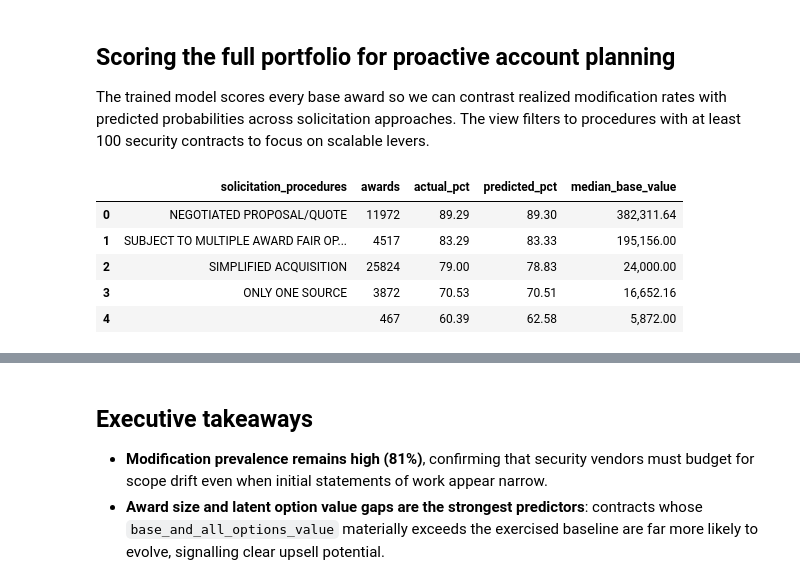
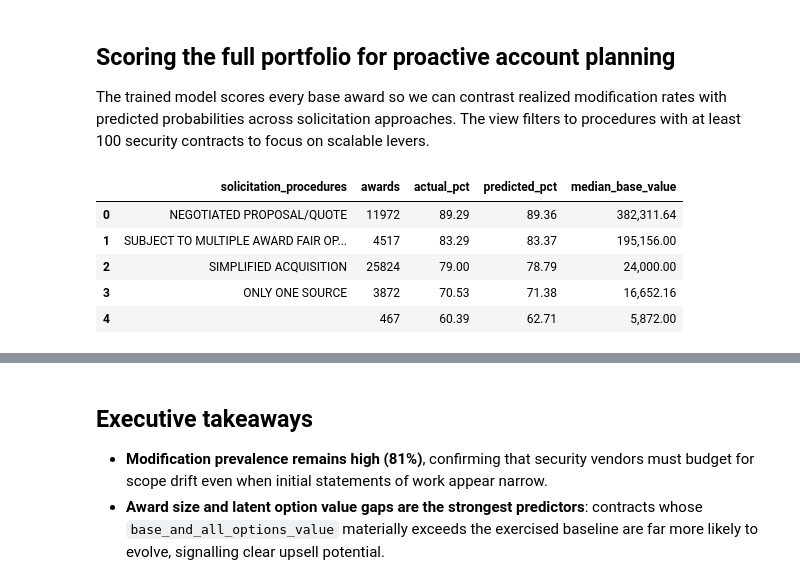
Before and after one commit to edoardoCame/American-analysis, a Jupyter notebook: notebooks/contract_modification_risk_analysis.ipynb, the cells around one changed output, grey strips where cells are left out. Cells and saved outputs as stored; diff of their text form; code cells hidden in the pictures.

```diff
--- a/notebooks/contract_modification_risk_analysis.ipynb
+++ b/notebooks/contract_modification_risk_analysis.ipynb
@@ -65,12 +76,19 @@ RANDOM_STATE = 42
 
 The helper in `scripts/contract_modification_risk.py` ingests the filtered SQLite extract, keeps only base awards (`modification_number = '0'`), and attaches a boolean target that flags whether subsequent modifications exist for the same contract award key.
 # %%
+dataset = build_contract_modification_dataset()
+feature_columns = list(NUMERIC_FEATURES) + list(CATEGORICAL_FEATURES) + list(BOOLEAN_FEATURES)
 
-dataset = build_contract_modification_dataset()
-feature_columns = list(NUMERIC_FEATURES) + list(CATEGORICAL_FEATURES)
+# Convert boolean features to int to ensure compatibility with pipeline
+for bool_col in BOOLEAN_FEATURES:
+    if bool_col in dataset.columns:
+        dataset[bool_col] = dataset[bool_col].astype(int)
 
 print(f"Contracts analyzed: {len(dataset):,}")
 print(f"Fields leveraged for modeling: {len(feature_columns)}")
+print(f"  - Numeric: {len(NUMERIC_FEATURES)}")
+print(f"  - Categorical: {len(CATEGORICAL_FEATURES)}")
+print(f"  - Boolean: {len(BOOLEAN_FEATURES)}")
 
 preview_columns = [
     'contract_award_unique_key',
@@ -463,6 +517,11 @@ Management often asks *why* the model makes confident calls. The plots below sho
 # %%
 
 scored_dataset = dataset.copy()
+# Ensure boolean columns remain as int after copy
+for bool_col in BOOLEAN_FEATURES:
+    if bool_col in scored_dataset.columns:
+        scored_dataset[bool_col] = scored_dataset[bool_col].astype(int)
+
 scored_dataset['predicted_risk'] = artifacts.pipeline.predict_proba(scored_dataset[feature_columns])[:, 1]
 
 feature_importances = artifacts.feature_importances.copy()
@@ -579,11 +638,16 @@ The default of observed=False is deprecated and will be changed to True in a fut
 The trained model scores every base award so we can contrast realized modification rates with predicted probabilities across solicitation approaches. The view filters to procedures with at least 100 security contracts to focus on scalable levers.
 # %%
 
-dataset = dataset.copy()
-dataset['predicted_risk'] = artifacts.pipeline.predict_proba(dataset[feature_columns])[:, 1]
+dataset_scored = dataset.copy()
+# Ensure boolean columns remain as int after copy
+for bool_col in BOOLEAN_FEATURES:
+    if bool_col in dataset_scored.columns:
+        dataset_scored[bool_col] = dataset_scored[bool_col].astype(int)
+
+dataset_scored['predicted_risk'] = artifacts.pipeline.predict_proba(dataset_scored[feature_columns])[:, 1]
 
 solicitation_view = (
-    dataset
+    dataset_scored
     .groupby('solicitation_procedures')
     .agg(
         awards=('contract_award_unique_key', 'nunique'),
@@ -603,38 +667,38 @@ display(solicitation_view[['solicitation_procedures', 'awards', 'actual_pct', 'p
 
 fig = go.Figure()
 fig.add_trace(
     go.Bar(
         x=solicitation_view['solicitation_procedures'],
         y=solicitation_view['actual_pct'],
         name='Observed modification rate (%)',
         marker_color='#bcbd22',
     )
 )
 fig.add_trace(
     go.Scatter(
         x=solicitation_view['solicitation_procedures'],
         y=solicitation_view['predicted_pct'],
         name='Predicted modification probability (%)',
         mode='lines+markers',
         marker=dict(color='#d62728'),
     )
 )
 fig.update_layout(
     title='Observed vs predicted risk by solicitation procedure',
     template='plotly_white',
     height=540,
     xaxis_title='Solicitation procedure',
     yaxis_title='Percentage of contracts modified',
 )
 fig.update_xaxes(tickangle=35)
 iplot(fig)
 # %% [output]
 |  | solicitation_procedures | awards | actual_pct | predicted_pct | median_base_value |
-| 0 | NEGOTIATED PROPOSAL/QUOTE | 11972 | 89.29 | 89.30 | 382,311.64 |
-| 1 | SUBJECT TO MULTIPLE AWARD FAIR OP... | 4517 | 83.29 | 83.33 | 195,156.00 |
-| 2 | SIMPLIFIED ACQUISITION | 25824 | 79.00 | 78.83 | 24,000.00 |
-| 3 | ONLY ONE SOURCE | 3872 | 70.53 | 70.51 | 16,652.16 |
-| 4 |  | 467 | 60.39 | 62.58 | 5,872.00 |
+| 0 | NEGOTIATED PROPOSAL/QUOTE | 11972 | 89.29 | 89.36 | 382,311.64 |
+| 1 | SUBJECT TO MULTIPLE AWARD FAIR OP... | 4517 | 83.29 | 83.37 | 195,156.00 |
+| 2 | SIMPLIFIED ACQUISITION | 25824 | 79.00 | 78.79 | 24,000.00 |
+| 3 | ONLY ONE SOURCE | 3872 | 70.53 | 71.38 | 16,652.16 |
+| 4 |  | 467 | 60.39 | 62.71 | 5,872.00 |
 [interactive output not drawn]
 # %% [markdown]
 
```
Also changed, not shown: parts of 7 cells of this notebook, 13 other files.
